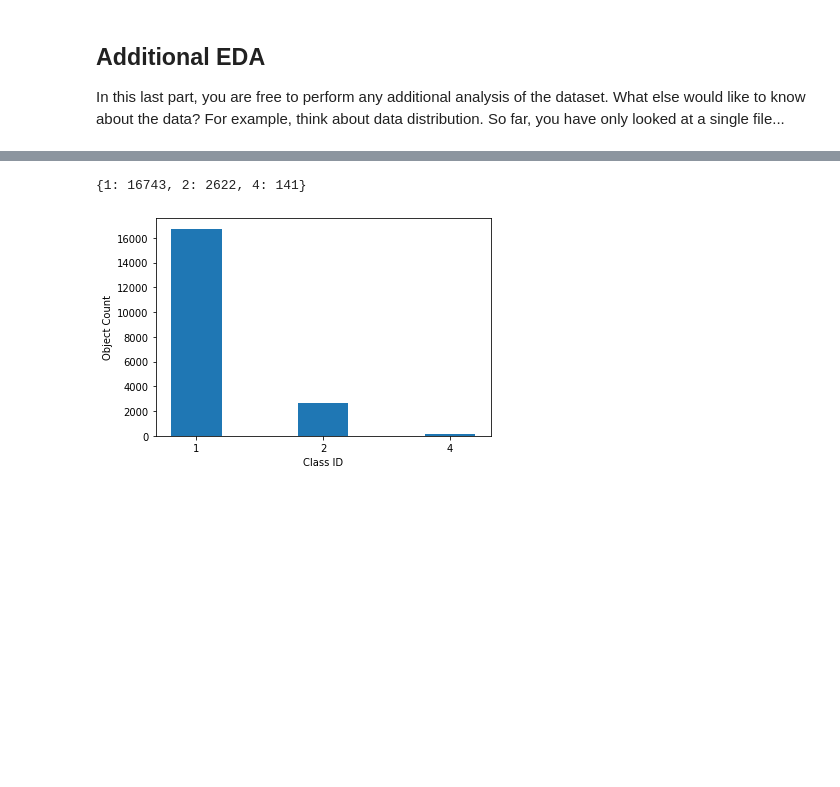
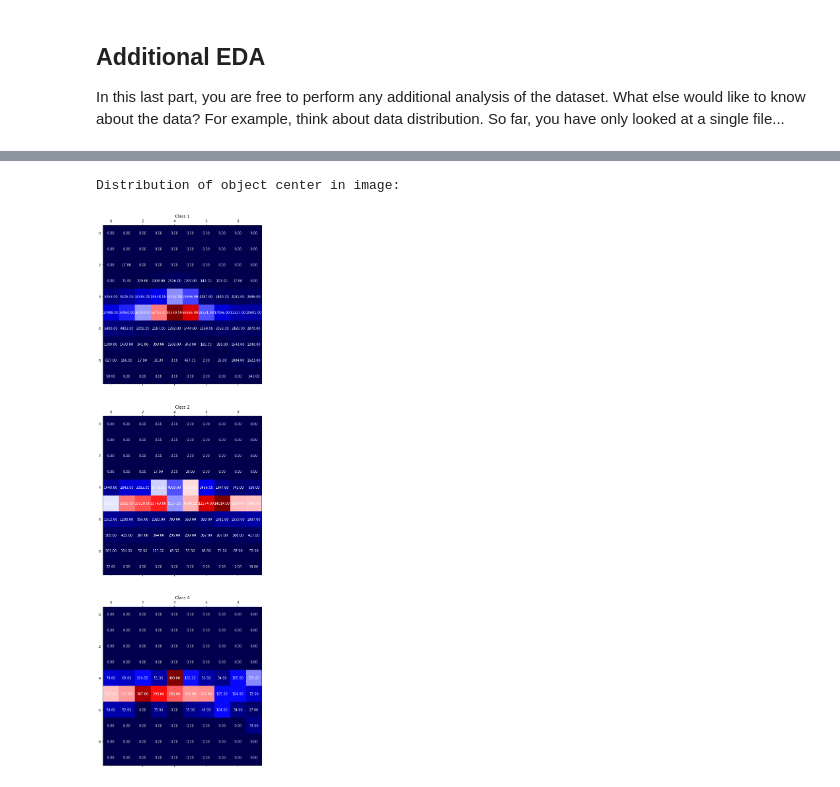
Before and after one commit to Rakso75/nd013-c1-vision-starter, a Jupyter notebook: Exploratory Data Analysis.ipynb, the cells around one changed output, grey strips where cells are left out. Saved outputs shown, nothing was run; the diff lists cells and outputs as text; code cells hidden in the pictures; blank space fills up the shorter version.

```diff
--- a/Exploratory Data Analysis.ipynb
+++ b/Exploratory Data Analysis.ipynb
@@ -59,11 +63,3 @@ def display_images(batch):
 ## Display 10 images
 
 Using the dataset created in the second cell and the function you just coded, display 10 random images with the associated bounding boxes. You can use the methods `take` and `shuffle` on the dataset.
-# %%
-# Display 10 random images
-
-plt.figure(figsize=(10, 10))
-for i in range(10):
-    for batch in dataset.shuffle(75, reshuffle_each_iteration=True).take(1):
-        display_images(batch)
-plt.show()
@@ -125,13 +85,0 @@ print(labels)
-# %%
-# Plot of distribution of classes in 20.000 images
-print(labels)
-
-fig = plt.figure()
-classes = [str(x) for x in labels.keys()]
-plt.bar(classes, labels.values(), width=0.4)
-plt.xlabel("Class ID")
-plt.ylabel("Object Count")
-plt.show()
-# %% [output]
-{1: 16743, 2: 2622, 4: 141}
-[figure, removed]
@@ -137,0 +139,20 @@ plt.show()
+# %%
+print("Distribution of object center in image:")
+
+fig, ax = plt.subplots(3, 1, figsize=(30,30))
+
+classes = class_count.keys()
+for ci in range(len(class_count.keys())):
+    class_ = list(class_count.keys())[ci]
+    ax[ci].matshow(positional_dist[class_][:,:,0], cmap="seismic")
+
+    s = positional_dist[class_][:,:,0].sum()
+    for (i,j), value in np.ndenumerate(positional_dist[class_][:,:,0]):
+        ax[ci].text(j, i, "{:0.2f}".format(value), ha="center", va="center", color="white")
+
+    ax[ci].set_title("Class " + str(class_))
+
+plt.show()
+# %% [output]
+Distribution of object center in image:
+[figure, added]
```
Also changed, not shown: parts of 12 cells of this notebook.
